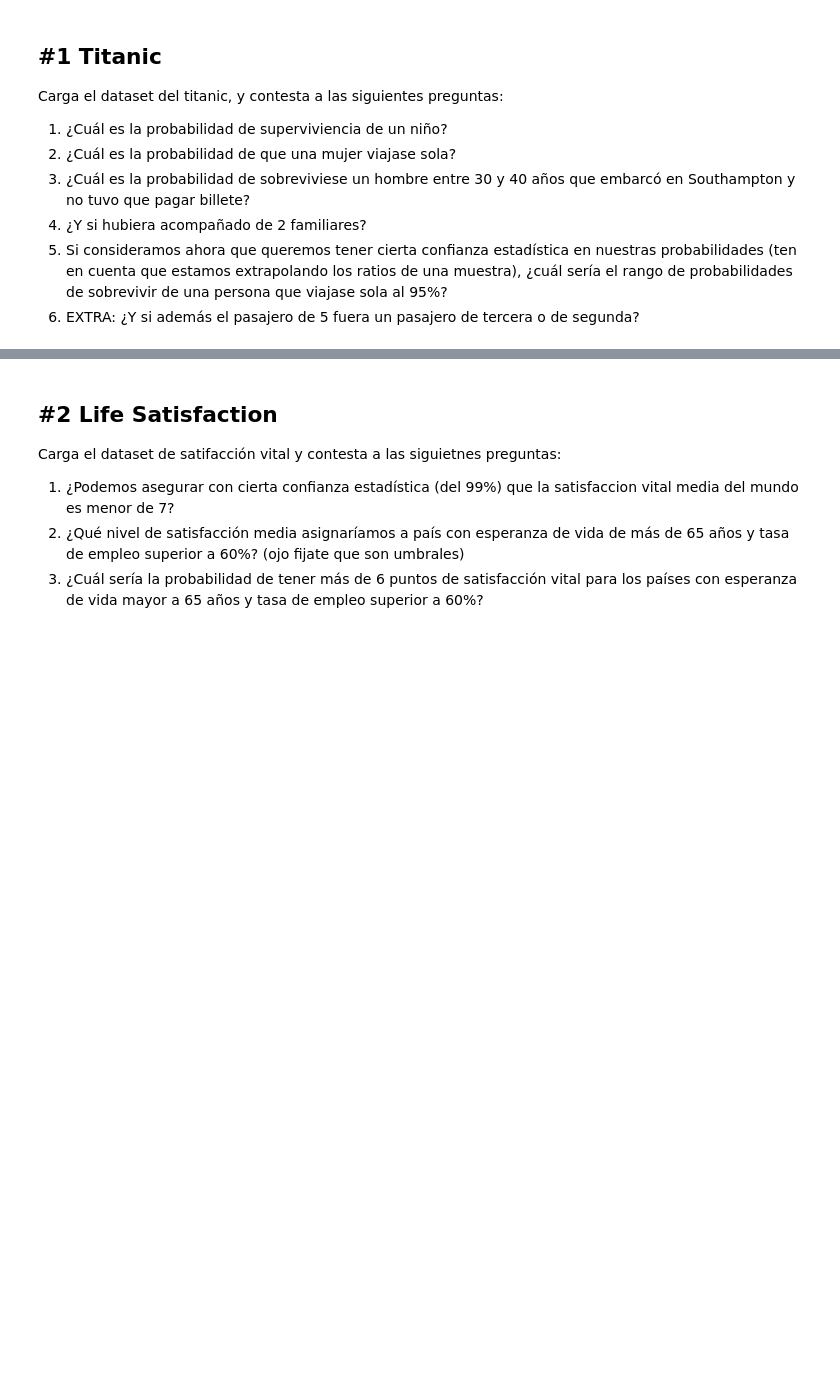
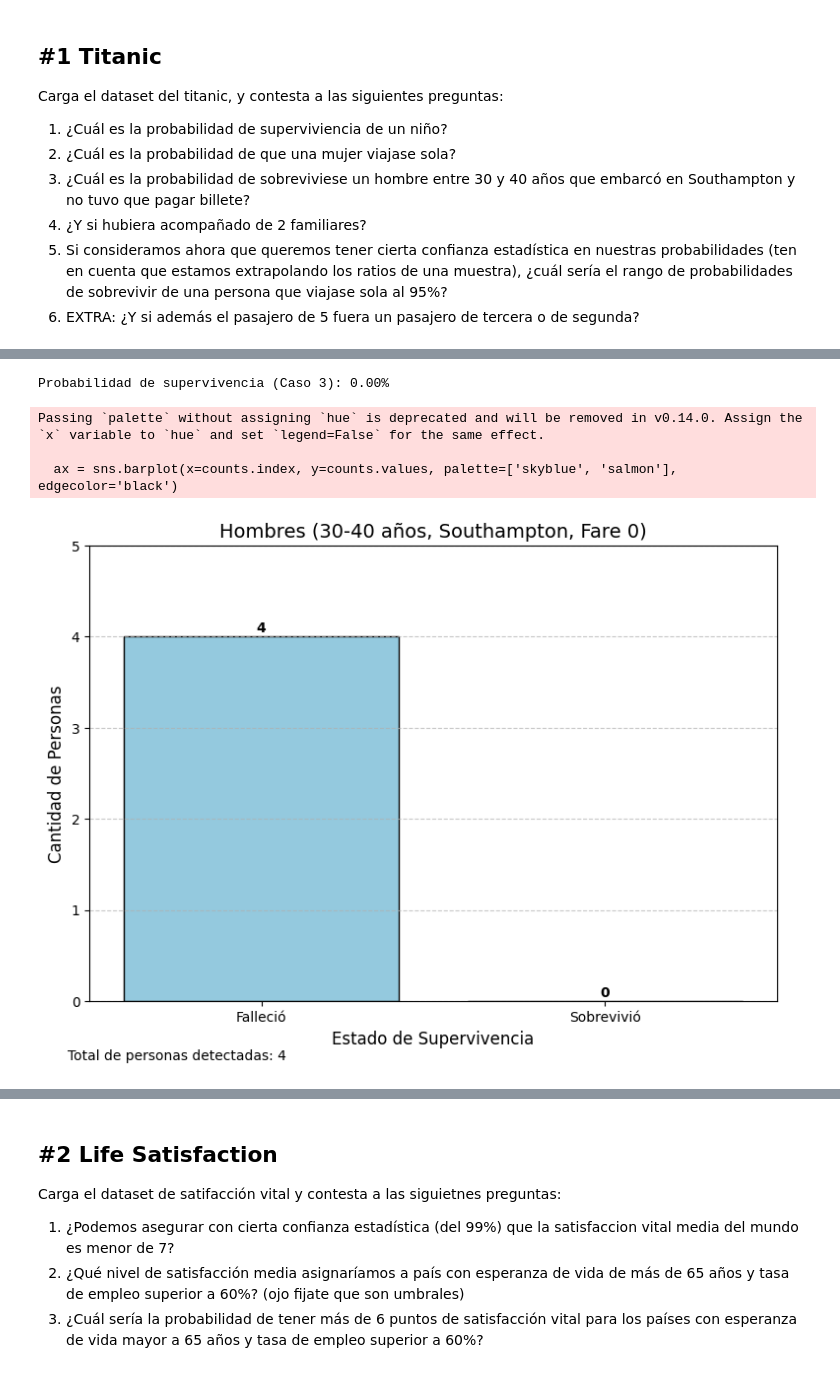
Before and after one commit to danmascarilla/ONLINE_DS_THEBRIDGE_DaniMascarilla, a Jupyter notebook: Sprint 9 - Introducción al Machine Learning/Unidad 1/Práctica Obligatória/18_Practica_Obligatoria_Estadistica_Inferencial.ipynb, the cells around one changed output, grey strips where cells are left out. Cells and saved outputs as stored; diff of their text form; code cells hidden in the pictures; blank space fills up the shorter version.

```diff
--- a/Sprint 9 - Introducción al Machine Learning/Unidad 1/Práctica Obligatória/18_Practica_Obligatoria_Estadistica_Inferencial.ipynb
+++ b/Sprint 9 - Introducción al Machine Learning/Unidad 1/Práctica Obligatória/18_Practica_Obligatoria_Estadistica_Inferencial.ipynb
@@ -87,0 +88,38 @@ Rango de supervivencia (viajeros solos) al 95%: [26.47%, 34.24%]
+# %%
+filtro_3 = (
+    (df['sex'] == 'male') &
+    (df['age'] >= 30) & (df['age'] <= 40) &
+    (df['embark_town'] == 'Southampton') &
+    (df['fare'] == 0)
+)
+hombres_gratis = df[filtro_3]
+prob_hombres_gratis = hombres_gratis['survived'].mean()
+total_personas = len(hombres_gratis)
+
+print(f"Probabilidad de supervivencia (Caso 3): {prob_hombres_gratis:.2%}")
+
+plt.figure(figsize=(9, 6))
+
+counts = hombres_gratis['survived'].value_counts().reindex([0, 1], fill_value=0)
+
+ax = sns.barplot(x=counts.index, y=counts.values, palette=['skyblue', 'salmon'], edgecolor='black')
+
+plt.title('Hombres (30-40 años, Southampton, Fare 0)', fontsize=14)
+plt.xlabel('Estado de Supervivencia', fontsize=12)
+plt.ylabel('Cantidad de Personas', fontsize=12)
+plt.xticks([0, 1], ['Falleció', 'Sobrevivió'])
+plt.yticks(range(int(counts.max()) + 2))
+plt.grid(axis='y', linestyle='--', alpha=0.7)
+
+for i, v in enumerate(counts.values):
+    ax.text(i, v + 0.05, str(int(v)), color='black', fontweight='bold', ha='center')
+
+plt.figtext(0.1, 0.01, f"Total de personas detectadas: {total_personas}", fontsize=10)
+
+plt.show()
+# %% [output]
+Probabilidad de supervivencia (Caso 3): 0.00%
+Passing `palette` without assigning `hue` is deprecated and will be removed in v0.14.0. Assign the `x` variable to `hue` and set `legend=False` for the same effect.
+
+  ax = sns.barplot(x=counts.index, y=counts.values, palette=['skyblue', 'salmon'], edgecolor='black')
+[figure, added]
```
Also changed, not shown: parts of 15 cells of this notebook.
